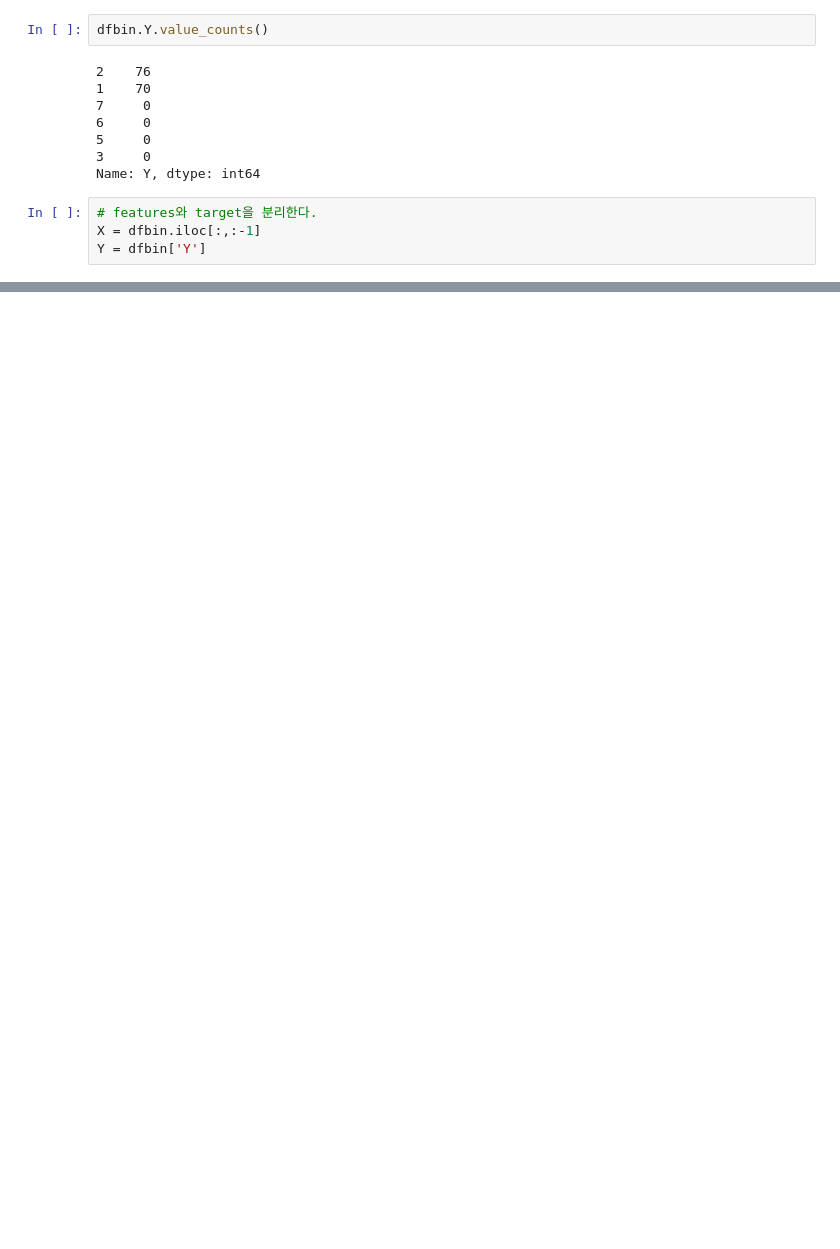
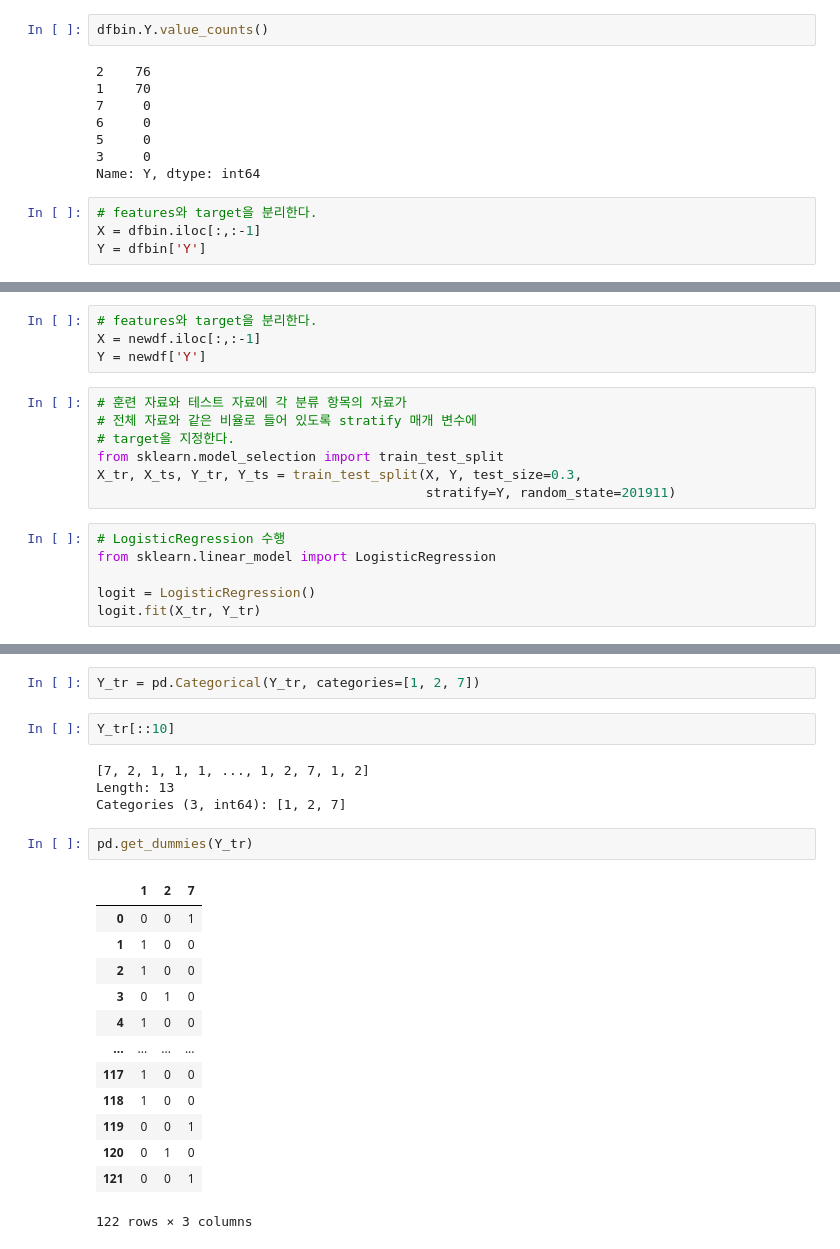
Before and after one commit to joongyang/Machine-Learning-by-Examples, a Jupyter notebook: GlassIdentificationData.ipynb, the cells around one changed output, grey strips where cells are left out. Saved outputs shown, nothing was run; the diff lists cells and outputs as text; blank space fills up the shorter version.

```diff
--- a/GlassIdentificationData.ipynb
+++ b/GlassIdentificationData.ipynb
@@ -229,0 +266,17 @@ weighted avg       0.97      0.97      0.97        59
+# %%
+# features와 target을 분리한다.
+X = newdf.iloc[:,:-1]
+Y = newdf['Y']
+# %%
+# 훈련 자료와 테스트 자료에 각 분류 항목의 자료가
+# 전체 자료와 같은 비율로 들어 있도록 stratify 매개 변수에
+# target을 지정한다.
+from sklearn.model_selection import train_test_split
+X_tr, X_ts, Y_tr, Y_ts = train_test_split(X, Y, test_size=0.3,
+                                          stratify=Y, random_state=201911)
+# %%
+# LogisticRegression 수행
+from sklearn.linear_model import LogisticRegression
+
+logit = LogisticRegression()
+logit.fit(X_tr, Y_tr)
@@ -229,0 +330,24 @@ weighted avg       0.97      0.97      0.97        59
+# %%
+Y_tr = pd.Categorical(Y_tr, categories=[1, 2, 7])
+# %%
+Y_tr[::10]
+# %% [output]
+[7, 2, 1, 1, 1, ..., 1, 2, 7, 1, 2]
+Length: 13
+Categories (3, int64): [1, 2, 7]
+# %%
+pd.get_dummies(Y_tr)
+# %% [output]
+|  | 1 | 2 | 7 |
+| 0 | 0 | 0 | 1 |
+| 1 | 1 | 0 | 0 |
+| 2 | 1 | 0 | 0 |
+| 3 | 0 | 1 | 0 |
+| 4 | 1 | 0 | 0 |
+| ... | ... | ... | ... |
+| 117 | 1 | 0 | 0 |
+| 118 | 1 | 0 | 0 |
+| 119 | 0 | 0 | 1 |
+| 120 | 0 | 1 | 0 |
+| 121 | 0 | 0 | 1 |
+122 rows × 3 columns
```
Also changed, not shown: parts of 27 cells of this notebook.
